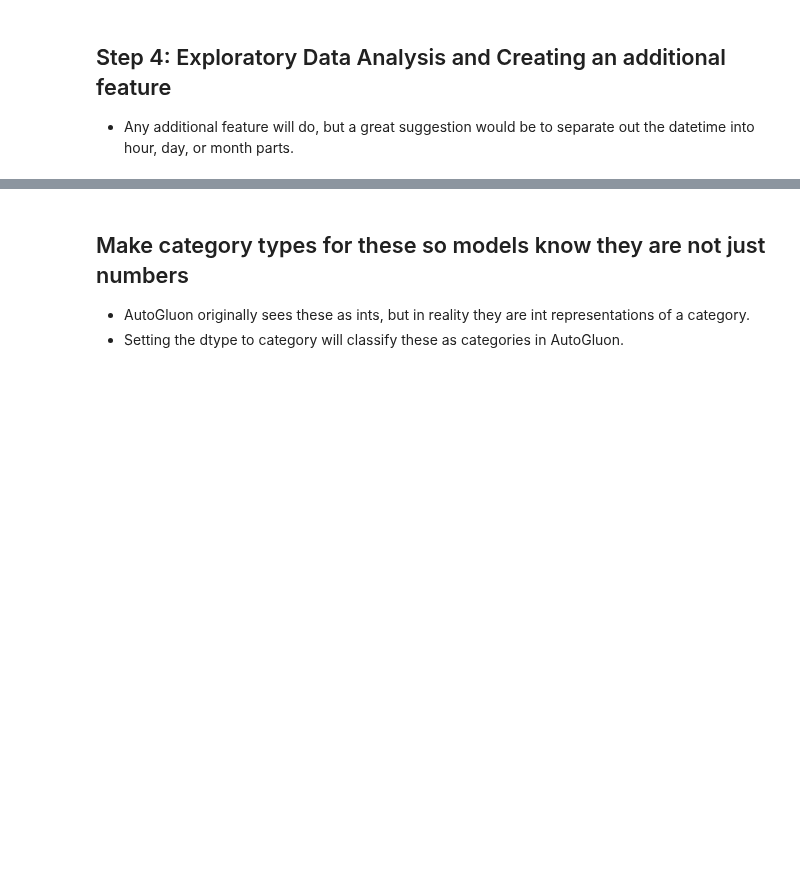
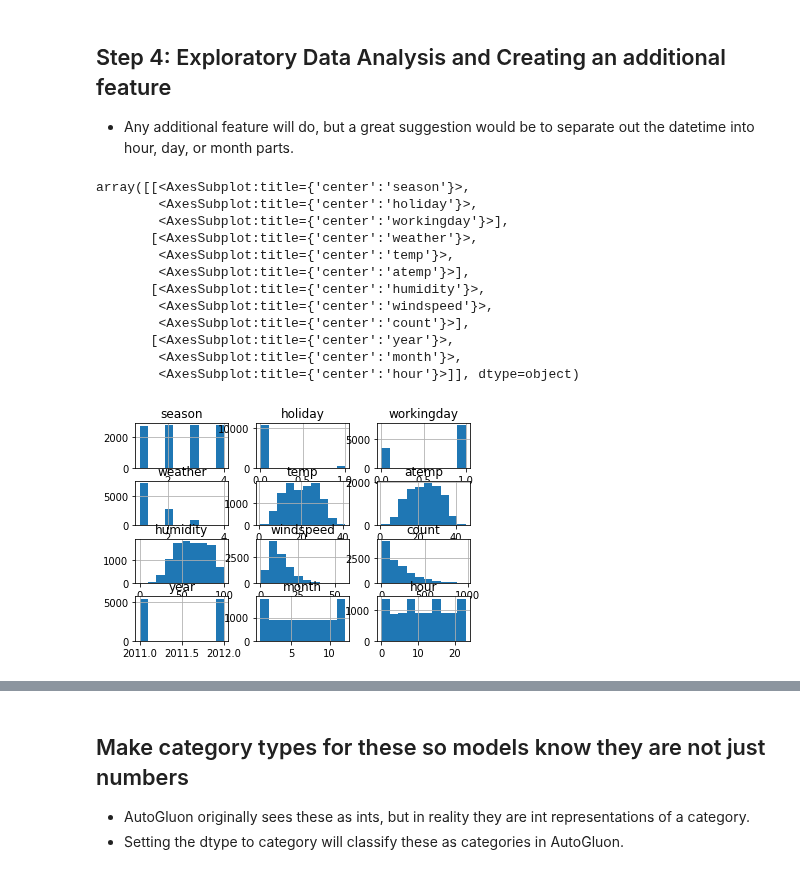
Before and after one commit to udacity/nd009t-c1-intro-to-ml-project-starter, a Jupyter notebook: project-template.ipynb, the cells around one changed output, grey strips where cells are left out. Saved outputs shown, nothing was run; the diff lists cells and outputs as text; code cells hidden in the pictures; blank space fills up the shorter version.

```diff
--- a/project-template.ipynb
+++ b/project-template.ipynb
@@ -76,5 +100,5 @@ from autogluon.tabular import TabularPredictor
 # %%
 # Create the train dataset in pandas by reading the csv
 # Set the parsing of the datetime column so you can use some of the `dt` features in pandas later
-train = ?
+train = pd.read_csv("train.csv")
 train.head()
@@ -101,0 +156,3 @@ predictor = TabularPredictor(?).fit(?)
+# %%
+train.drop(["casual", "registered"], axis = 1, inplace = True)
+train.head()
@@ -101,0 +177,7 @@ predictor = TabularPredictor(?).fit(?)
+# %%
+train["year"] = pd.to_datetime(train.datetime).dt.year
+test["year"] = pd.to_datetime(test.datetime).dt.year
+train["month"] = pd.to_datetime(train.datetime).dt.month
+test["month"] = pd.to_datetime(test.datetime).dt.month
+train["hour"] = pd.to_datetime(train.datetime).dt.hour
+test["hour"] = pd.to_datetime(test.datetime).dt.hour
@@ -137,4 +358,18 @@ submission.to_csv("submission.csv", index=False)
 * Any additional feature will do, but a great suggestion would be to separate out the datetime into hour, day, or month parts.
 # %%
 # Create a histogram of all features to show the distribution of each one relative to the data. This is part of the exploritory data analysis
-train.?
+train.hist()
+# %% [output]
+array([[<AxesSubplot:title={'center':'season'}>,
+        <AxesSubplot:title={'center':'holiday'}>,
+        <AxesSubplot:title={'center':'workingday'}>],
+       [<AxesSubplot:title={'center':'weather'}>,
+        <AxesSubplot:title={'center':'temp'}>,
+        <AxesSubplot:title={'center':'atemp'}>],
+       [<AxesSubplot:title={'center':'humidity'}>,
+        <AxesSubplot:title={'center':'windspeed'}>,
+        <AxesSubplot:title={'center':'count'}>],
+       [<AxesSubplot:title={'center':'year'}>,
+        <AxesSubplot:title={'center':'month'}>,
+        <AxesSubplot:title={'center':'hour'}>]], dtype=object)
+[figure, added]
```
Also changed, not shown: parts of 45 cells of this notebook.
